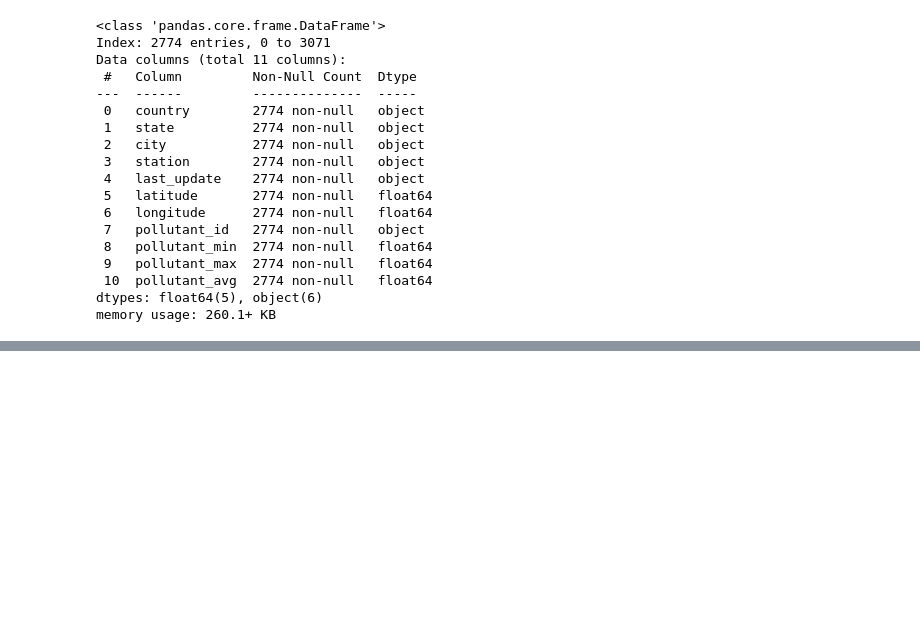
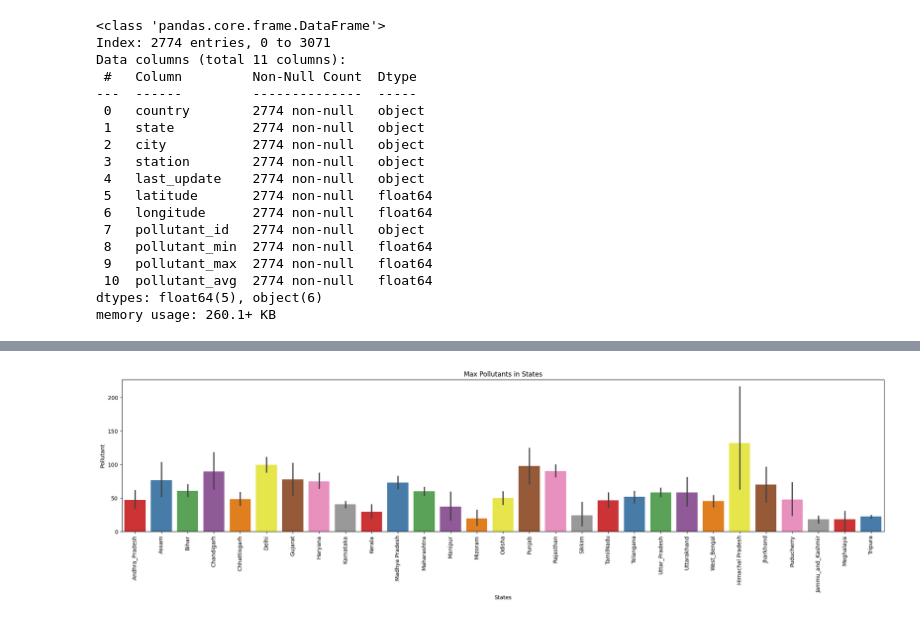
Before and after one commit to adityasharmaa03/PRODIGY_DS_01, a Jupyter notebook: Prodigy_DS_01.ipynb, the cells around one changed output, grey strips where cells are left out. Cells and saved outputs as stored; diff of their text form; code cells hidden in the pictures; blank space fills up the shorter version.

```diff
--- a/Prodigy_DS_01.ipynb
+++ b/Prodigy_DS_01.ipynb
@@ -123,0 +134,10 @@ plt.show()
+# %%
+plt.figure(figsize=(25,5))
+plt.title('Max Pollutants in States')
+sns.barplot(data=df, x=df['state'], y=df['pollutant_max'], palette='Set1')
+plt.xlabel('States')
+plt.ylabel('Pollutant')
+plt.xticks(rotation=90)
+plt.show()
+# %% [output]
+[figure, added]
```
Also changed, not shown: parts of 5 cells of this notebook.
